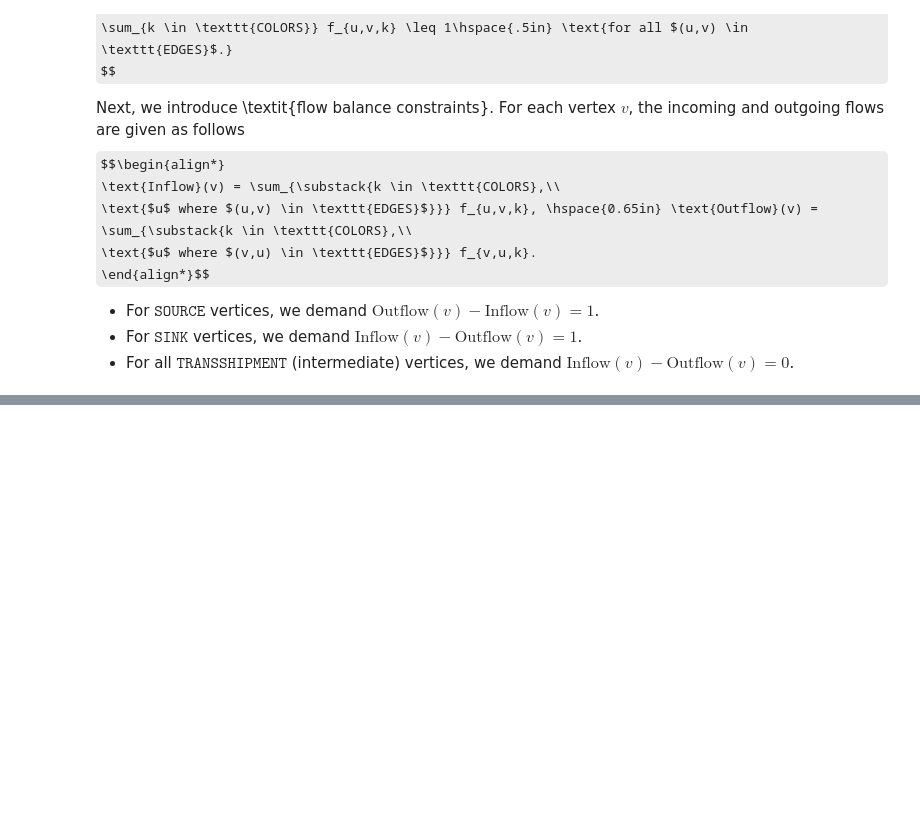
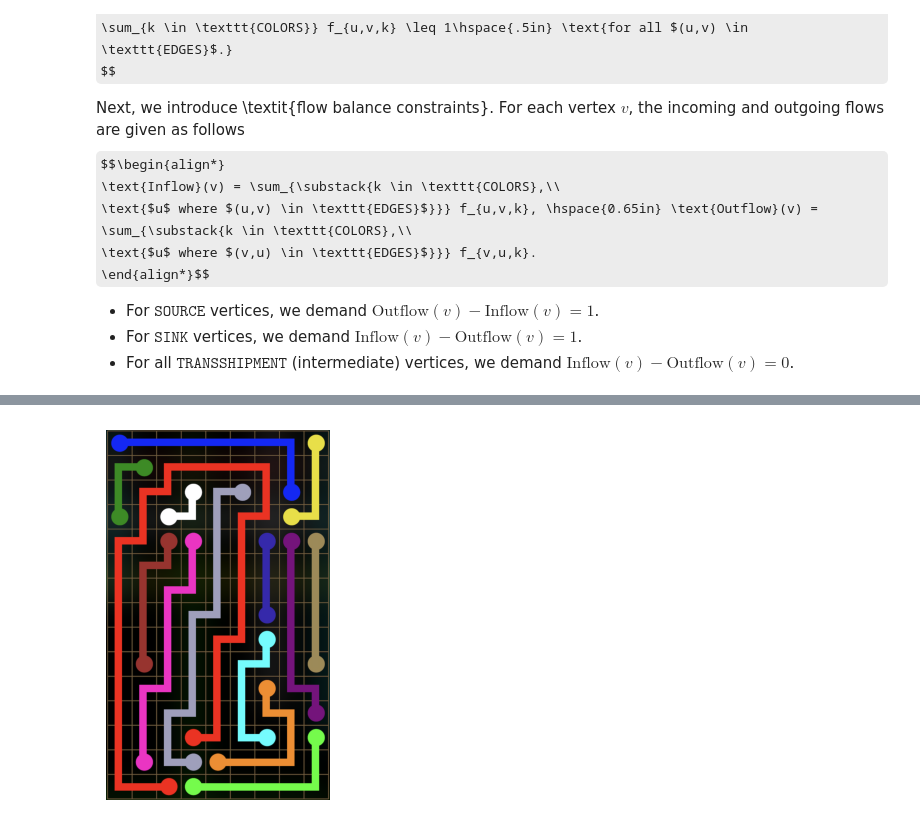
Before and after one commit to Mingbei-Liu/Flow, a Jupyter notebook: flow.ipynb, the cells around one changed output, grey strips where cells are left out. Saved outputs shown, nothing was run; the diff lists cells and outputs as text; code cells hidden in the pictures; some formulas as TeX source; blank space fills up the shorter version.

```diff
--- a/flow.ipynb
+++ b/flow.ipynb
@@ -307,0 +376,8 @@ NameError: name 'num_colors' is not defined
+# %%
+visualization_f = img.copy()
+visualization_f = flow.create_visualization_for_all_colors(visualization_f, solution_grid_x, color_dictionary, num_colors, information, num_rows, num_cols, half_width=10)
+plt.imshow(cv2.cvtColor(visualization_f, cv2.COLOR_BGR2RGB))
+plt.axis('off')
+plt.show()
+# %% [output]
+[figure, added]
```
Also changed, not shown: parts of 14 cells of this notebook, 1 other file.
